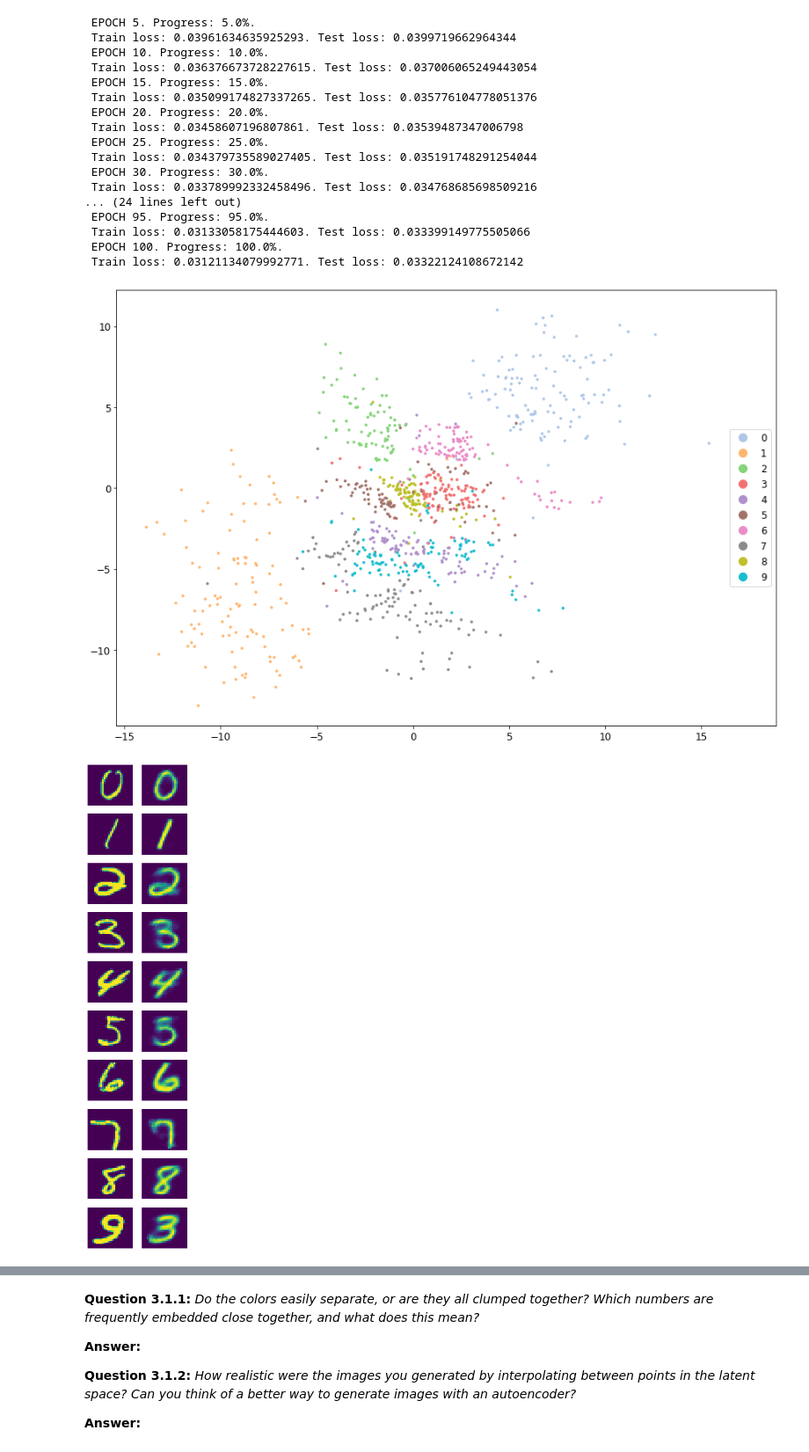
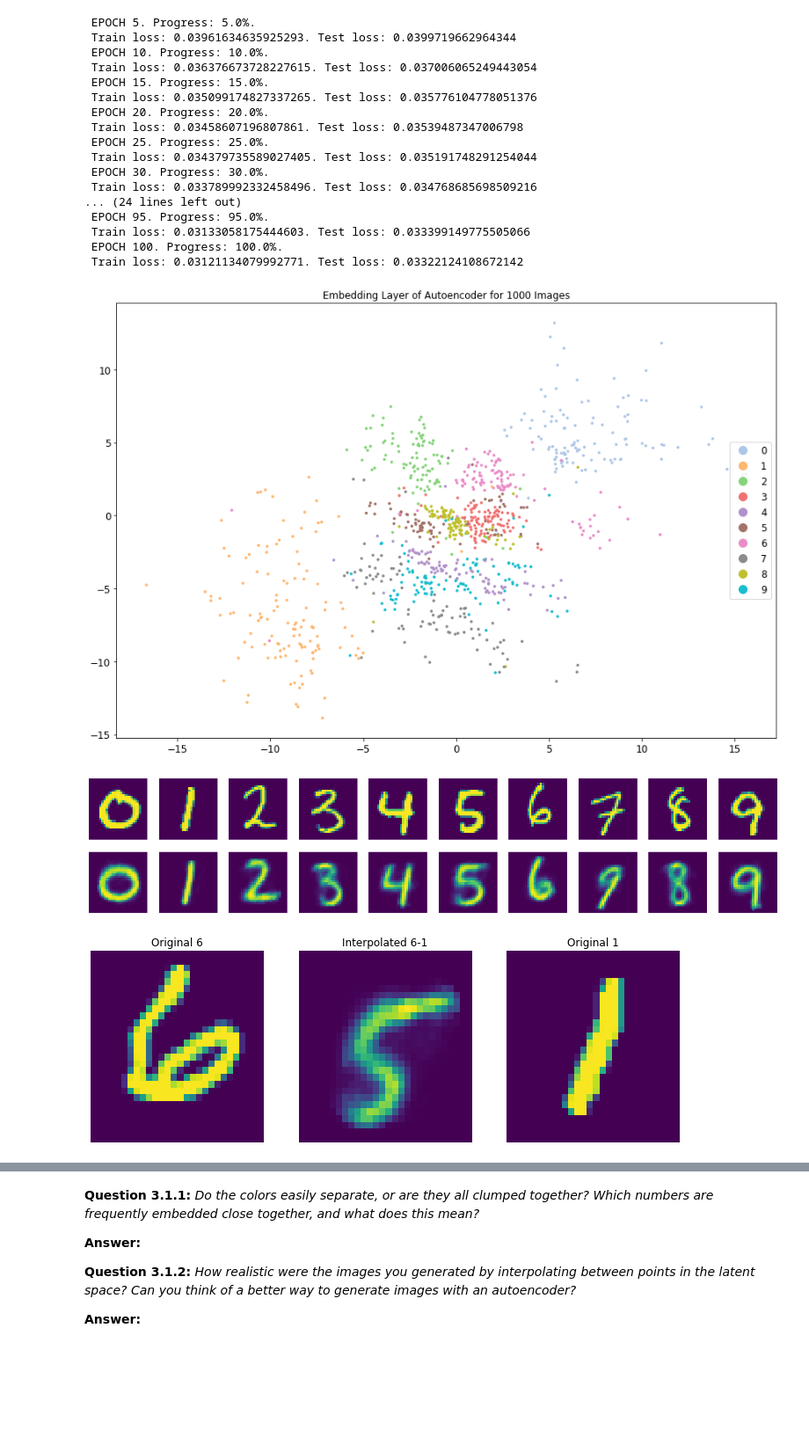
Before and after one commit to seungkyoon/Projects, a Jupyter notebook: Bong_Seungkyoon_ps3_report.ipynb, the cells around one changed output, grey strips where cells are left out. Shown at 88% size. Cells and saved outputs as stored; diff of their text form; code cells hidden in the pictures; blank space fills up the shorter version.

```diff
--- a/Bong_Seungkyoon_ps3_report.ipynb
+++ b/Bong_Seungkyoon_ps3_report.ipynb
@@ -917,58 +972,17 @@ torch.save(model.state_dict(), '/content/drive/MyDrive/ColabNotebooks/ae_identit
  Train loss: 0.03133058175444603. Test loss: 0.033399149775505066
  EPOCH 100. Progress: 100.0%.
  Train loss: 0.03121134079992771. Test loss: 0.03322124108672142
-# %%
-import torchvision.utils
-from matplotlib import pyplot as plt
-import matplotlib.cm as cm
-import scprep
-
-model = Autoencoder()
-model.load_state_dict(torch.load('/content/drive/MyDrive/ColabNotebooks/ae_identity.pt'))
-model.eval()
-
-cmap = cm.get_cmap(name='tab10')
-total_displayed = 0
-all_outs = np.empty((0, 2))
-all_targets = []
-for data, targets in test_loader:
-  model_input = torch.reshape(data, (-1, 784))
-  out = model.encode(model_input).detach().numpy()
-
-  all_outs = np.vstack((all_outs, out))
-  all_targets.extend(list(map(int, targets)))
-
-  total_displayed += targets.shape[0]
-  if total_displayed >= 1024:
-    break
-
-scprep.plot.scatter2d(all_outs, c = all_targets, legend = True, legend_loc = 'right',
-                      figsize=(12, 8), cmap=scprep.plot.colors.tab10_continuous(n_colors=10))
-
-total_displayed = [False]*10
-plt.figure(figsize=(4, 20))
-for data, targets in test_loader:
-  model_input = torch.reshape(data, (-1, 784))
-  out = model(model_input).detach().numpy()
-  out = out.reshape(-1, 28, 28)
-
-  for i, target in enumerate(targets):
-    if not total_displayed[target]:
-      plt.subplot(10, 2, 2*target + 1)
-      plt.axis('off')
-      plt.imshow(data[i, :, :].reshape(28, 28), aspect='auto')
-
-      plt.subplot(10, 2, 2*target + 2)
-      plt.axis('off')
-      plt.imshow(out[i, :, :].reshape(28, 28), aspect='auto')
-
-      total_displayed[target] = True
-
-  if not any(total_displayed):
-    print(total_displayed)
-    break
-
-plt.show()
-# %% [output]
-[figure, removed]
-[figure, removed]
+# %%
+model = Autoencoder()
+model.load_state_dict(torch.load('/content/drive/MyDrive/ColabNotebooks/ae_identity.pt'))
+model.eval()
+
+display_1000(model)
+display_10(model)
+
+for i in range(3):
+  interpolate(model)
+# %% [output]
+[figure, added]
+[figure, added]
+[figure, added]
```
Also changed, not shown: parts of 3 cells of this notebook.
